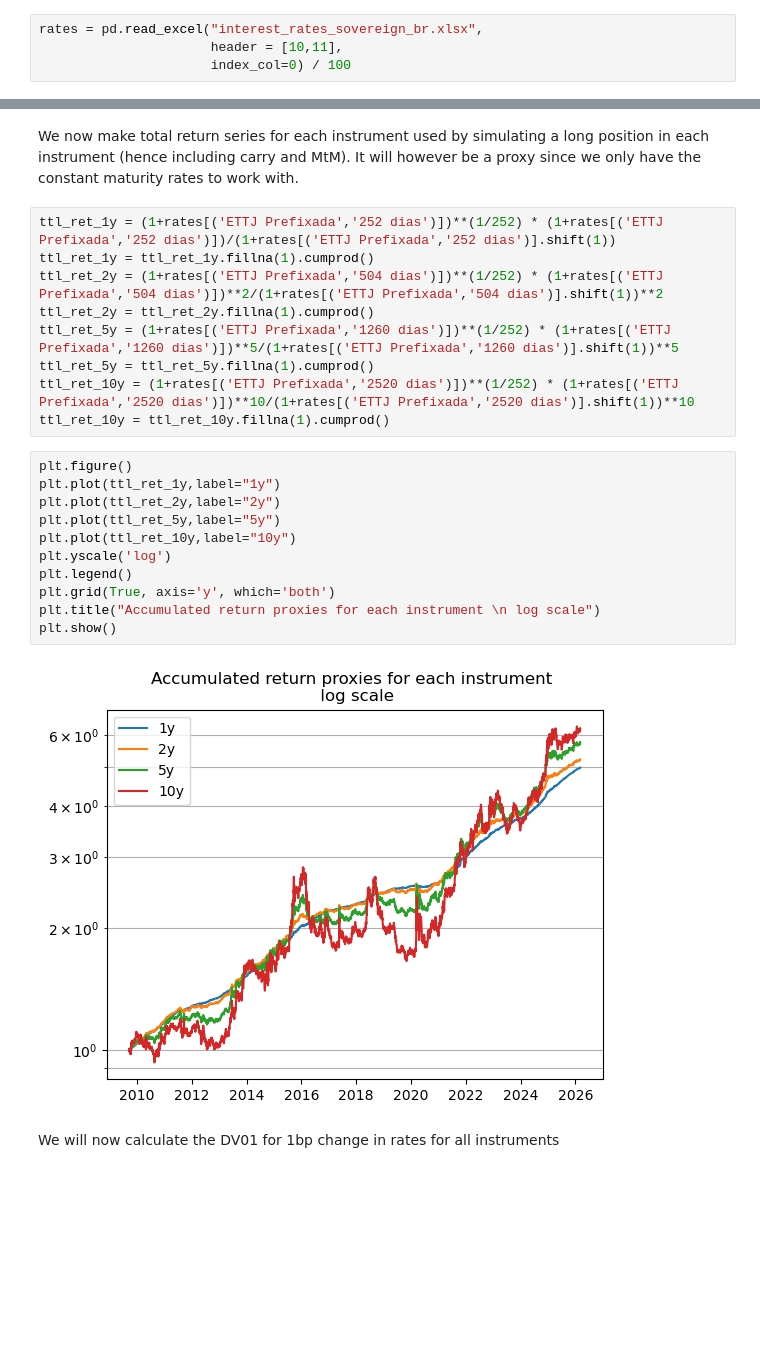
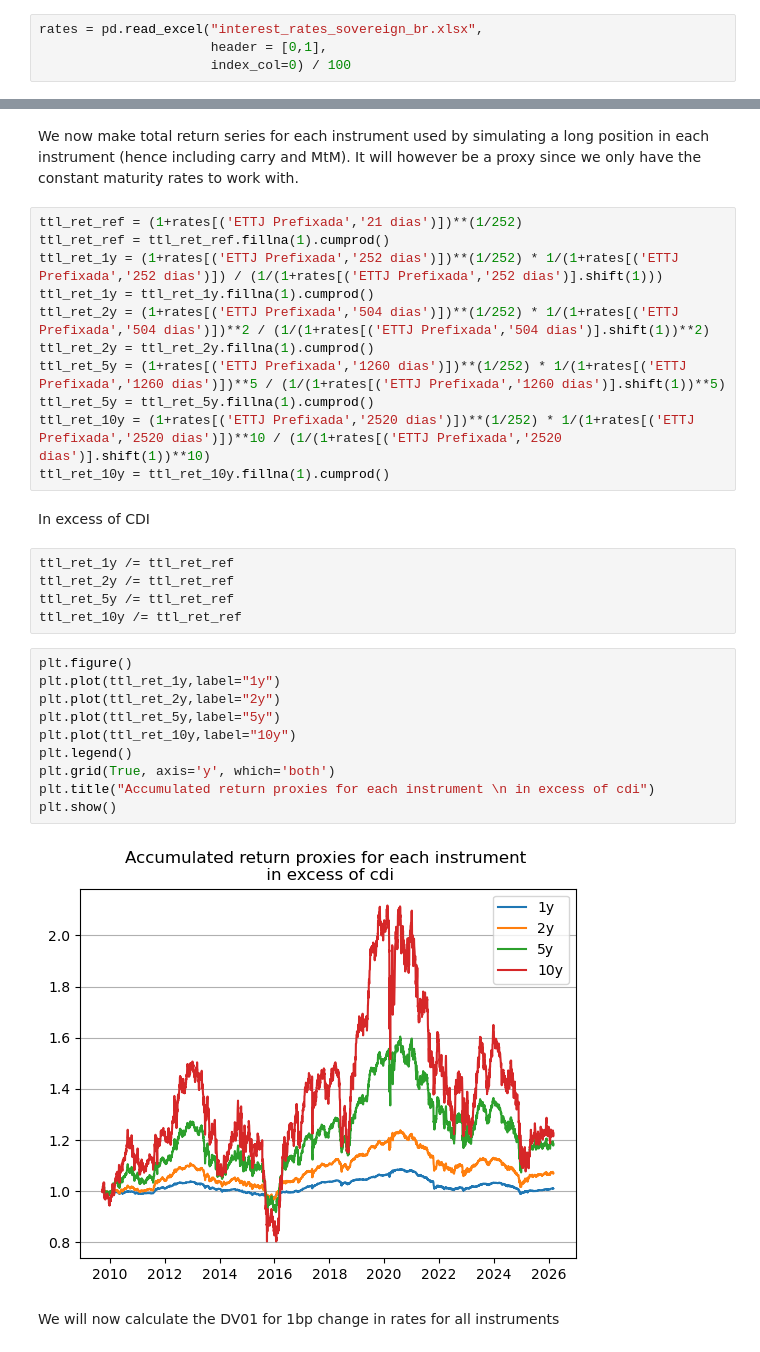
Before and after one commit to stjdevalk/macro_regimes_study_case, a Jupyter notebook: Study_case_serge_de_valk.ipynb, the cells around one changed output, grey strips where cells are left out. Cells and saved outputs as stored; diff of their text form; blank space fills up the shorter version.

Commit message:
Instruments in ecess of cdi

```diff
--- a/Study_case_serge_de_valk.ipynb
+++ b/Study_case_serge_de_valk.ipynb
@@ -23,7 +21,7 @@ The spread between the 1y1y forward and 5y5y foward in the sovereign Brazilian n
 For this excercise we choose the expected 12-month ahead inflation (IPCA) from the focus survey and the expected primary balance, also from the focus survey. The latter is intended to capture beliefs about the fiscal situation of the central government.
 # %%
 rates = pd.read_excel("interest_rates_sovereign_br.xlsx",
-                      header = [10,11],
+                      header = [0,1],
                       index_col=0) / 100
 # %% [markdown]
 For the interest rates we will use zero-coupon rates based on an interpolated curved (Nelson-Siegel) from AMBIMA to capture constant maturities.
@@ -67,27 +65,35 @@ plt.show()
 # %% [markdown]
 We now make total return series for each instrument used by simulating a long position in each instrument (hence including carry and MtM). It will however be a proxy since we only have the constant maturity rates to work with.
 # %%
-ttl_ret_1y = (1+rates[('ETTJ Prefixada','252 dias')])**(1/252) * (1+rates[('ETTJ Prefixada','252 dias')])/(1+rates[('ETTJ Prefixada','252 dias')].shift(1))
+ttl_ret_ref = (1+rates[('ETTJ Prefixada','21 dias')])**(1/252)
+ttl_ret_ref = ttl_ret_ref.fillna(1).cumprod()
+ttl_ret_1y = (1+rates[('ETTJ Prefixada','252 dias')])**(1/252) * 1/(1+rates[('ETTJ Prefixada','252 dias')]) / (1/(1+rates[('ETTJ Prefixada','252 dias')].shift(1)))
 ttl_ret_1y = ttl_ret_1y.fillna(1).cumprod()
-ttl_ret_2y = (1+rates[('ETTJ Prefixada','504 dias')])**(1/252) * (1+rates[('ETTJ Prefixada','504 dias')])**2/(1+rates[('ETTJ Prefixada','504 dias')].shift(1))**2
+ttl_ret_2y = (1+rates[('ETTJ Prefixada','504 dias')])**(1/252) * 1/(1+rates[('ETTJ Prefixada','504 dias')])**2 / (1/(1+rates[('ETTJ Prefixada','504 dias')].shift(1))**2)
 ttl_ret_2y = ttl_ret_2y.fillna(1).cumprod()
-ttl_ret_5y = (1+rates[('ETTJ Prefixada','1260 dias')])**(1/252) * (1+rates[('ETTJ Prefixada','1260 dias')])**5/(1+rates[('ETTJ Prefixada','1260 dias')].shift(1))**5
+ttl_ret_5y = (1+rates[('ETTJ Prefixada','1260 dias')])**(1/252) * 1/(1+rates[('ETTJ Prefixada','1260 dias')])**5 / (1/(1+rates[('ETTJ Prefixada','1260 dias')].shift(1))**5)
 ttl_ret_5y = ttl_ret_5y.fillna(1).cumprod()
-ttl_ret_10y = (1+rates[('ETTJ Prefixada','2520 dias')])**(1/252) * (1+rates[('ETTJ Prefixada','2520 dias')])**10/(1+rates[('ETTJ Prefixada','2520 dias')].shift(1))**10
+ttl_ret_10y = (1+rates[('ETTJ Prefixada','2520 dias')])**(1/252) * 1/(1+rates[('ETTJ Prefixada','2520 dias')])**10 / (1/(1+rates[('ETTJ Prefixada','2520 dias')].shift(1))**10)
 ttl_ret_10y = ttl_ret_10y.fillna(1).cumprod()
+# %% [markdown]
+In excess of CDI
+# %%
+ttl_ret_1y /= ttl_ret_ref
+ttl_ret_2y /= ttl_ret_ref
+ttl_ret_5y /= ttl_ret_ref
+ttl_ret_10y /= ttl_ret_ref
 # %%
 plt.figure()
 plt.plot(ttl_ret_1y,label="1y")
 plt.plot(ttl_ret_2y,label="2y")
 plt.plot(ttl_ret_5y,label="5y")
 plt.plot(ttl_ret_10y,label="10y")
-plt.yscale('log')
 plt.legend()
 plt.grid(True, axis='y', which='both')
-plt.title("Accumulated return proxies for each instrument \n log scale")
+plt.title("Accumulated return proxies for each instrument \n in excess of cdi")
 plt.show()
 # %% [output]
-[figure, old version]
+[figure, new version]
 # %% [markdown]
 We will now calculate the DV01 for 1bp change in rates for all instruments
 # %%
```
Also changed, not shown: parts of 8 cells of this notebook.
